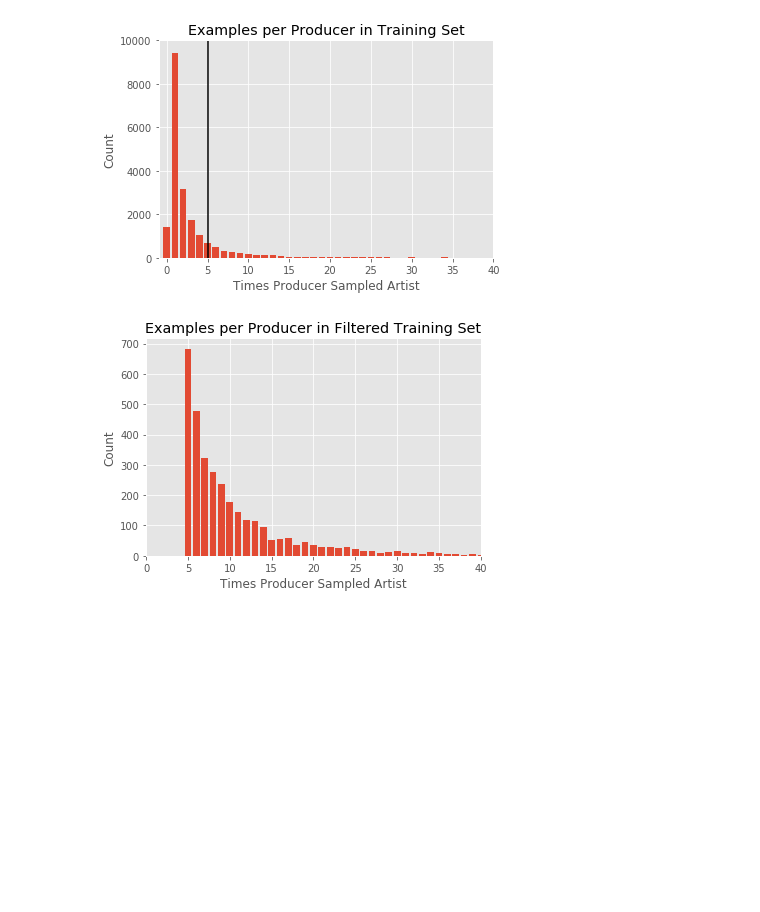
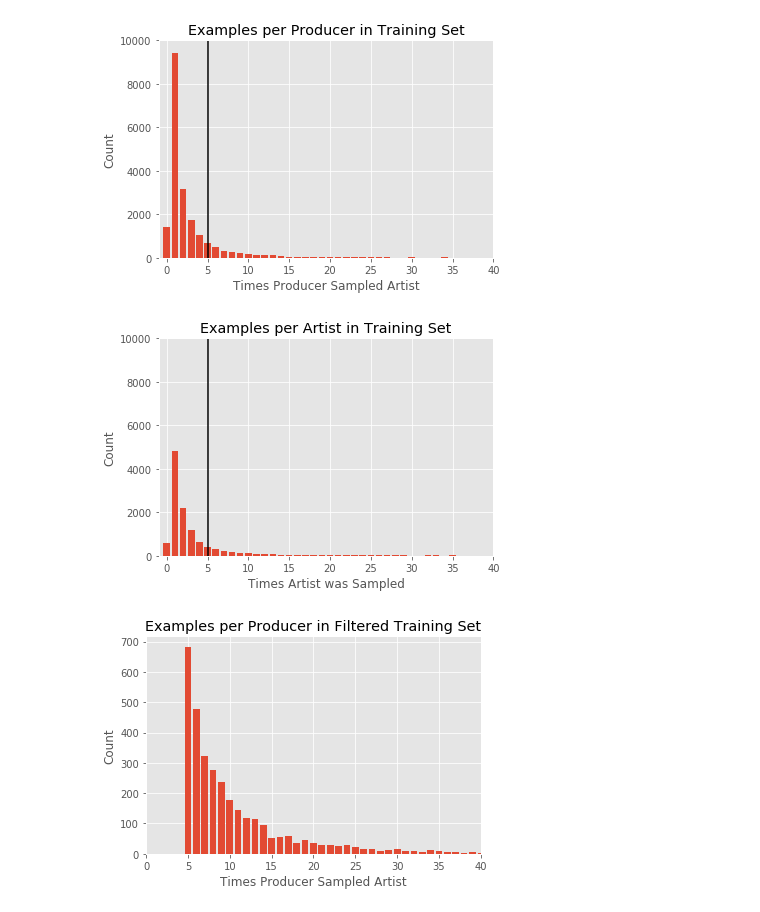
Before and after one commit to Jesse-Kerr/recordmender, a Jupyter notebook: model_understanding.ipynb, the cells around one changed output. Saved outputs shown, nothing was run; the diff lists cells and outputs as text; code cells hidden in the pictures; blank space fills up the shorter version.

```diff
--- a/model_understanding.ipynb
+++ b/model_understanding.ipynb
@@ -323,6 +323,21 @@ ax.axvline(5, color ='black')
 _ = ax.bar(counts.index, counts.values)
 # %% [output]
 [figure]
+# %%
+#Plot number interactions
+
+times_sampled_by_artist = train.sum(axis = 0)
+counts = times_sampled_by_artist.value_counts().sort_index()
+
+fig, ax = plt.subplots()
+ax.set(ylim = (0,10000), xlim = (-1, 40),
+       title = "Examples per Artist in Training Set",
+       xlabel = "Times Artist was Sampled",
+       ylabel = "Count")
+ax.axvline(5, color ='black')
+_ = ax.bar(counts.index, counts.values)
+# %% [output]
+[figure, added]
 # %%
 # Limit dataframes for model building to samples with requisite interactions.
 
```
Also changed, not shown: parts of 1 cell of this notebook.
